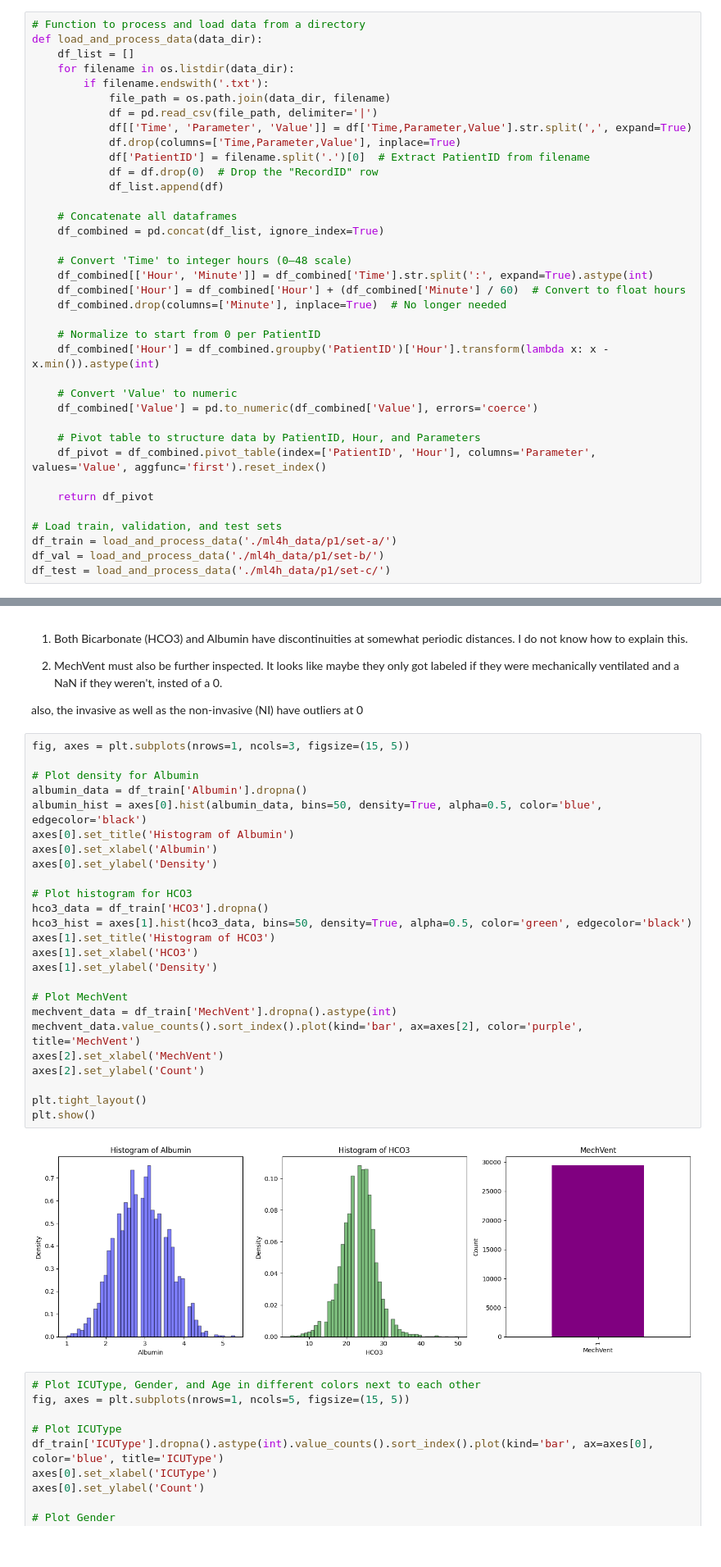
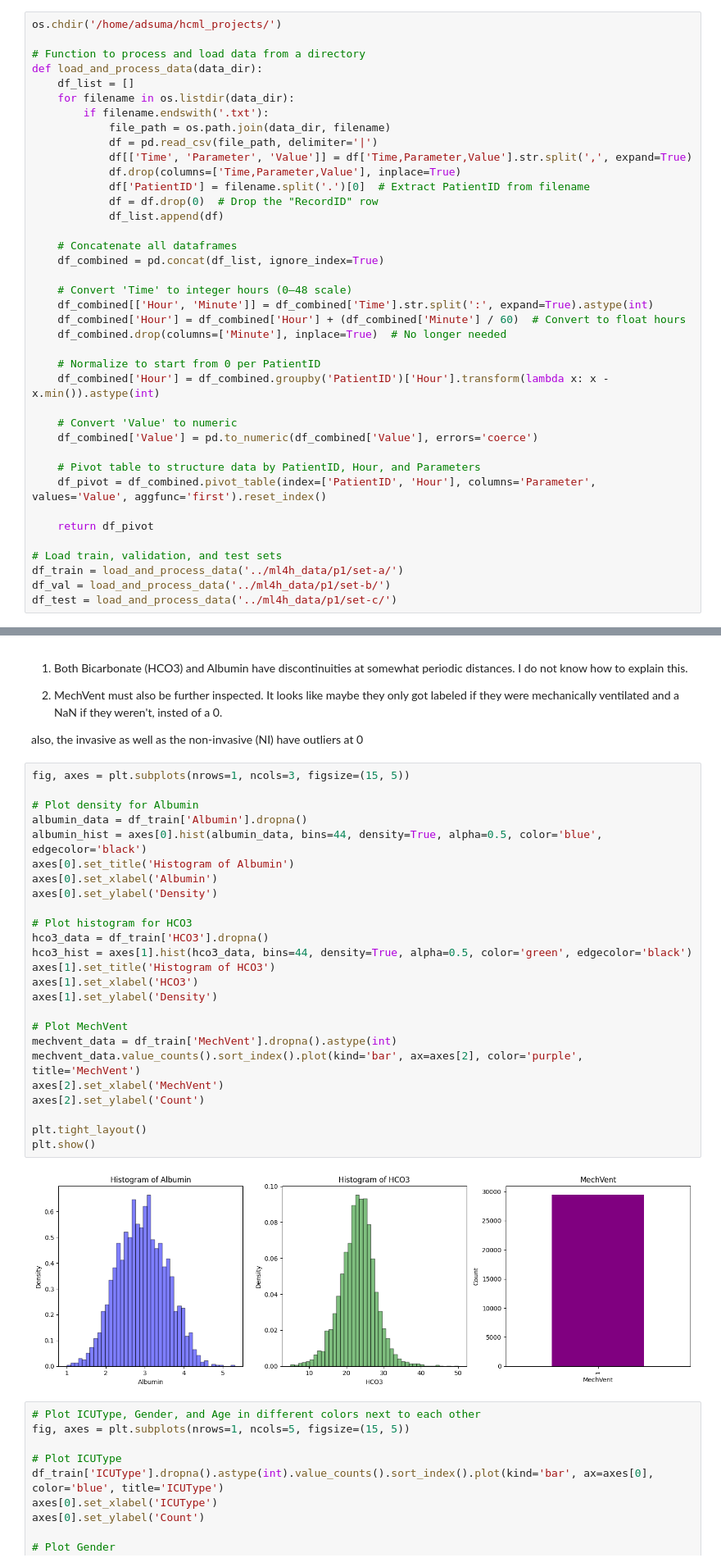
Before and after one commit to gardonig/hcml_projects, a Jupyter notebook: task_1/data_processing.ipynb, the cells around one changed output, grey strips where cells are left out. Shown: that part at 82% size. Cells and saved outputs as stored; diff of their text form.

```diff
--- a/task_1/data_processing.ipynb
+++ b/task_1/data_processing.ipynb
@@ -10,6 +10,8 @@ import os
 # %% [markdown]
 ### Q1.1: Data Transformation (1 Pts)
 # %%
+os.chdir('/home/adsuma/hcml_projects/')
+
 # Function to process and load data from a directory
 def load_and_process_data(data_dir):
     df_list = []
@@ -43,7 +45,7 @@ def load_and_process_data(data_dir):
     return df_pivot
 
 # Load train, validation, and test sets
-df_train = load_and_process_data('./ml4h_data/p1/set-a/')
-df_val = load_and_process_data('./ml4h_data/p1/set-b/')
-df_test = load_and_process_data('./ml4h_data/p1/set-c/')
+df_train = load_and_process_data('../ml4h_data/p1/set-a/')
+df_val = load_and_process_data('../ml4h_data/p1/set-b/')
+df_test = load_and_process_data('../ml4h_data/p1/set-c/')
 # %% [output]
@@ -109,30 +110,30 @@ also, the invasive as well as the non-invasive (NI) have outliers at 0
 # %%
 fig, axes = plt.subplots(nrows=1, ncols=3, figsize=(15, 5))
 
 # Plot density for Albumin
 albumin_data = df_train['Albumin'].dropna()
-albumin_hist = axes[0].hist(albumin_data, bins=50, density=True, alpha=0.5, color='blue', edgecolor='black')
+albumin_hist = axes[0].hist(albumin_data, bins=44, density=True, alpha=0.5, color='blue', edgecolor='black')
 axes[0].set_title('Histogram of Albumin')
 axes[0].set_xlabel('Albumin')
 axes[0].set_ylabel('Density')
 
 # Plot histogram for HCO3
 hco3_data = df_train['HCO3'].dropna()
-hco3_hist = axes[1].hist(hco3_data, bins=50, density=True, alpha=0.5, color='green', edgecolor='black')
+hco3_hist = axes[1].hist(hco3_data, bins=44, density=True, alpha=0.5, color='green', edgecolor='black')
 axes[1].set_title('Histogram of HCO3')
 axes[1].set_xlabel('HCO3')
 axes[1].set_ylabel('Density')
 
 # Plot MechVent
 mechvent_data = df_train['MechVent'].dropna().astype(int)
 mechvent_data.value_counts().sort_index().plot(kind='bar', ax=axes[2], color='purple', title='MechVent')
 axes[2].set_xlabel('MechVent')
 axes[2].set_ylabel('Count')
 
 plt.tight_layout()
 plt.show()
 # %% [output]
-[figure, old version]
+[figure, new version]
 # %%
 # Plot ICUType, Gender, and Age in different colors next to each other
 fig, axes = plt.subplots(nrows=1, ncols=5, figsize=(15, 5))
```
Also changed, not shown: parts of 6 cells of this notebook, 2 other files.
